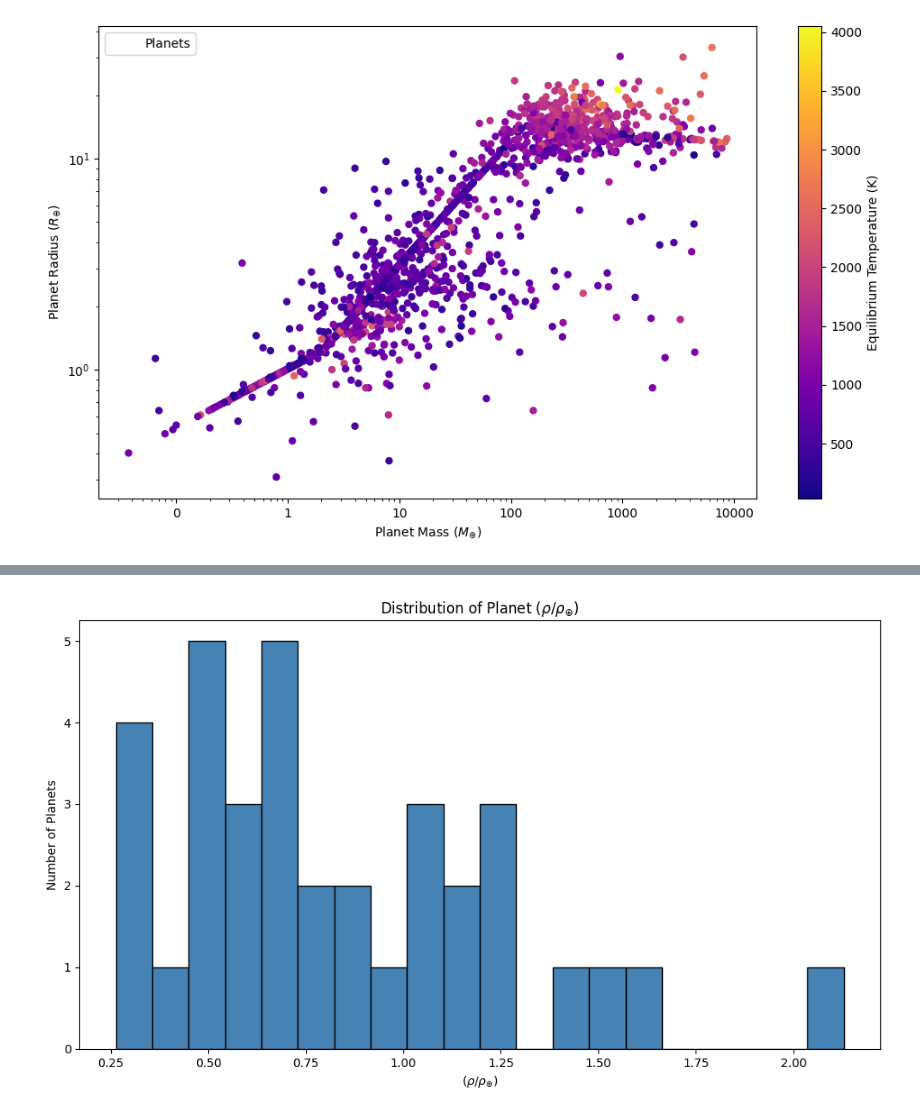
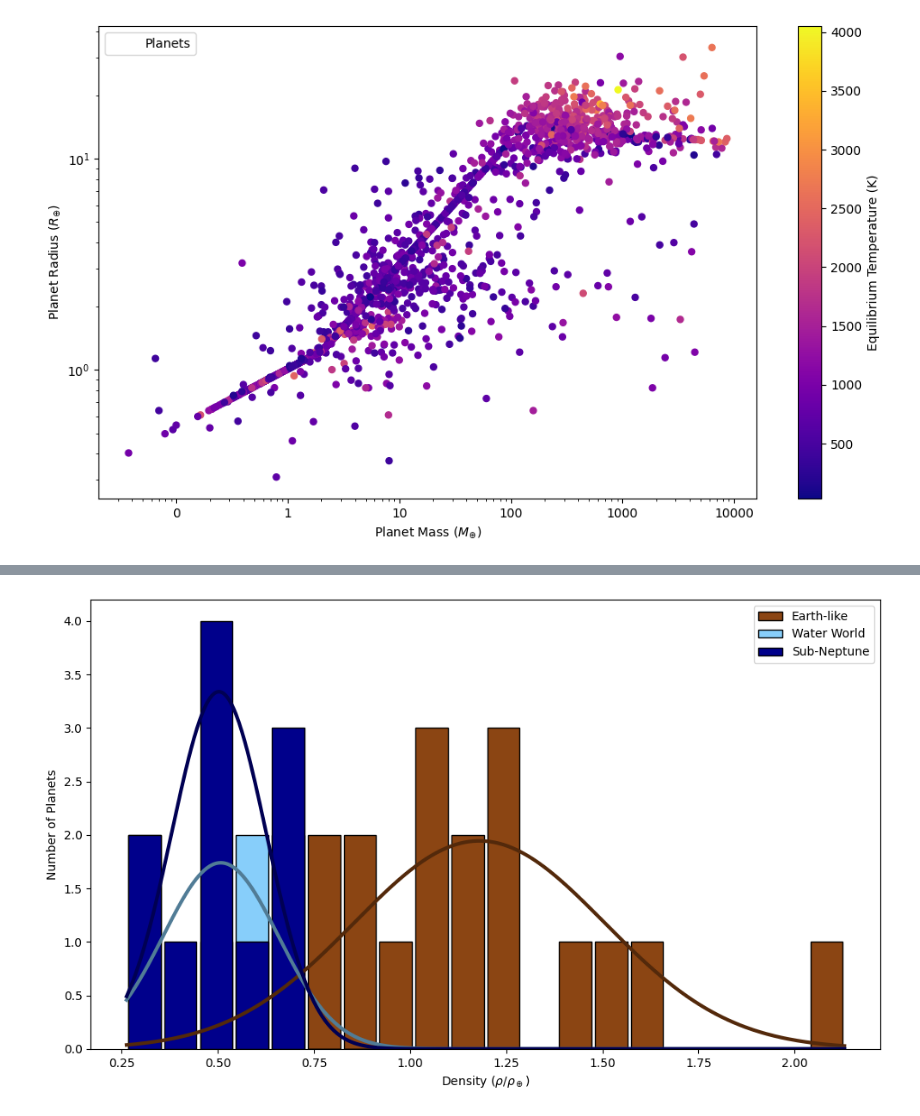
Before and after one commit to wikreg/Stage_CEA_Exoplanet_VR, a Jupyter notebook: Stage_CEA_Exoplanet/main.ipynb, the cells around one changed output, grey strips where cells are left out. Cells and saved outputs as stored; diff of their text form; code cells hidden in the pictures.

Commit message:
density graphs work

```diff
--- a/Stage_CEA_Exoplanet/main.ipynb
+++ b/Stage_CEA_Exoplanet/main.ipynb
@@ -38,4 +38,4 @@ plot_density_vs_mass_Mtype(Mdwarf_sample_2021_restricted)
 # %%
-plot_histogram_density_Mtype(Mdwarf_sample_2021_restricted)
+plot_histogram_density_Mtype_with_gauss(Mdwarf_sample_2021_restricted)
 # %% [output]
-[figure, old version]
+[figure, new version]
```
Also changed, not shown: parts of 2 cells of this notebook, 1 other file.
